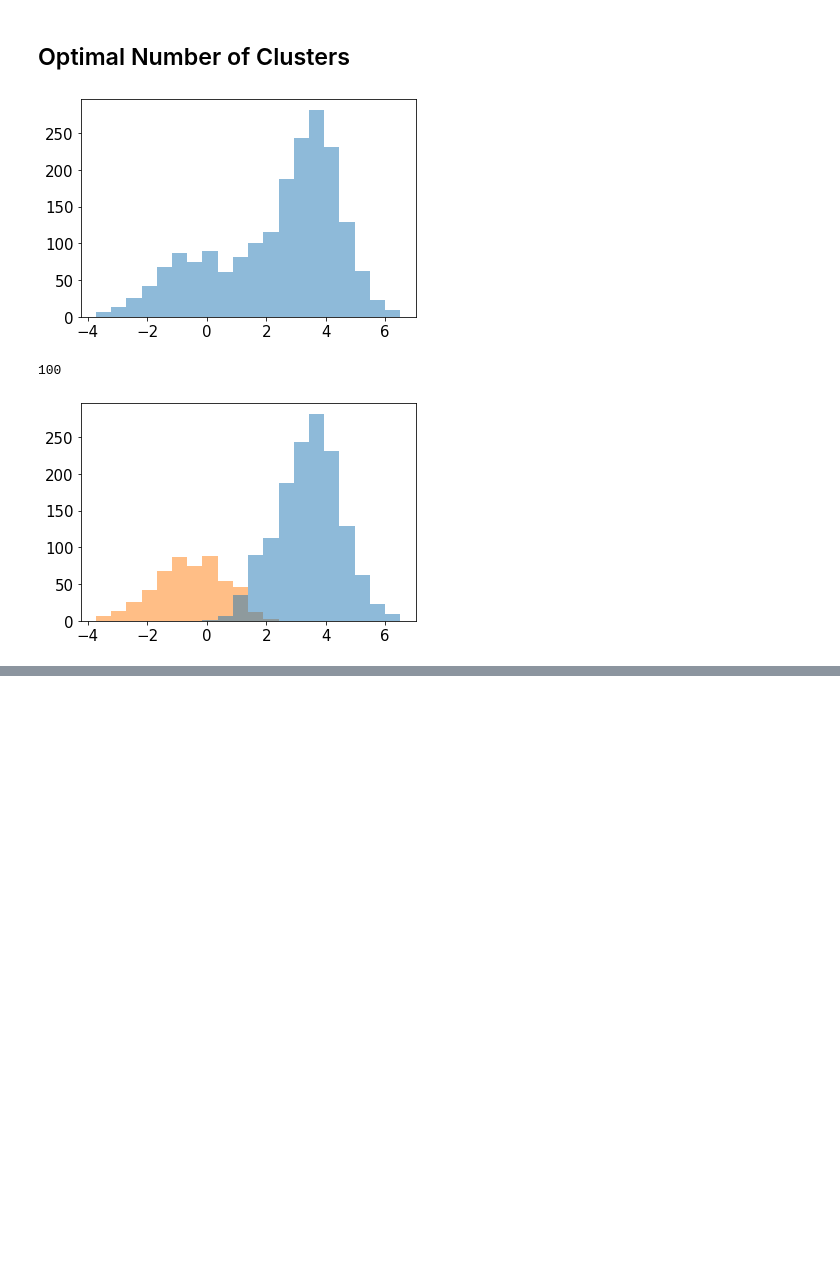
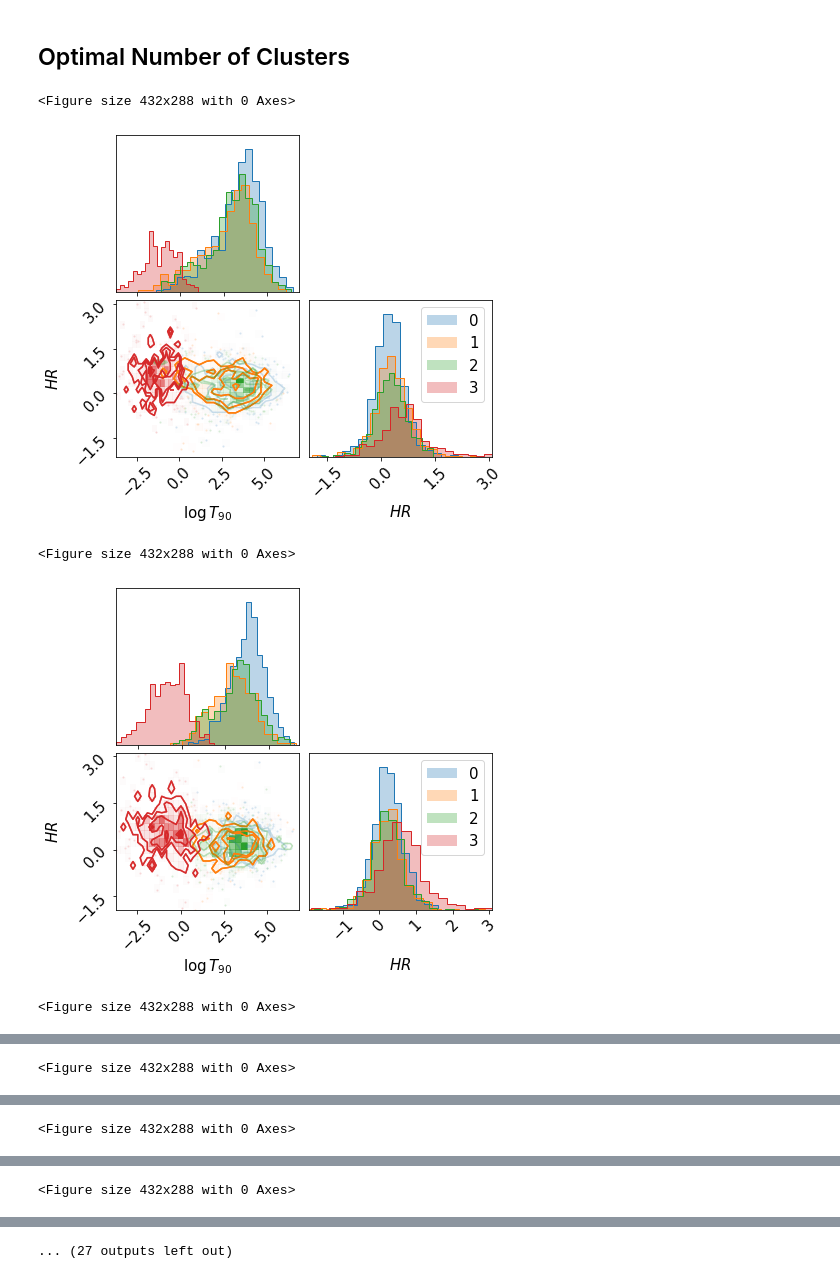
Before and after one commit to fdesanti/nested_sampling, a Jupyter notebook: gibbs_sampling.ipynb, the cells around one changed output, grey strips where cells are left out. Cells and saved outputs as stored; diff of their text form; code cells hidden in the pictures; blank space fills up the shorter version.

Commit message:
updated gibbs

```diff
--- a/gibbs_sampling.ipynb
+++ b/gibbs_sampling.ipynb
@@ -22,6 +26,11 @@ data_file = os.path.join(work_dir, 'data/GRB_data.txt')
 #retrieve data
 data = np.genfromtxt(data_file)
 logT90, dlogT90, HR = data.T
+# %%
+data = np.array([logT90, HR]).T
+np.mean(data, axis = 0), np.mean(logT90), np.mean(HR)
+
+df_data = pd.DataFrame.from_dict({'logT90':logT90, 'HR':HR})
 # %% [markdown]
 ### plot corner
 # %%
@@ -83,19 +92,27 @@ def log_predictive_likelihood(data_id, cluster_id, state):
     http://www.cs.ubc.ca/~murphyk/Papers/bayesGauss.pdf
     """
     ss = state['suffstats'][cluster_id]
+
     hp_mean = state['hyperparameters_']['mean']
+
     hp_var = state['hyperparameters_']['variance']
     param_var = state['cluster_variance_']
     x = state['data_'][data_id]
-    return _log_predictive_likelihood(ss, hp_mean, hp_var, param_var, x)
+    #print('vars', hp_var, param_var)
+    log = _log_predictive_likelihood(ss, hp_mean, hp_var, param_var, x)
+    #print('log', log)
+    return log
 
 
 def _log_predictive_likelihood(ss, hp_mean, hp_var, param_var, x):
-    posterior_sigma2 = 1 / (ss.N * 1. / param_var + 1. / hp_var)
-    predictive_mu = posterior_sigma2 * (hp_mean * 1. / hp_var + ss.N * ss.theta * 1. / param_var)
+    posterior_sigma2 = 1 / (ss.N * 1. / param_var + 1. / det(hp_var))
+    predictive_mu = posterior_sigma2 * (hp_mean * 1. / det(hp_var) + ss.N * ss.theta * 1. / param_var)
     predictive_sigma2 = param_var + posterior_sigma2
     predictive_sd = np.sqrt(predictive_sigma2)
-    return stats.norm(predictive_mu, predictive_sd).logpdf(x)
+
+    #print('predictive_mu', predictive_mu)
+
+    return stats.multivariate_normal(predictive_mu, predictive_sd).logpdf(x)
 
 
 def log_cluster_assign_score(cluster_id, state):
@@ -160,0 +225,8 @@ plot_clusters(state)
+# %%
+n_clusters = 3
+state = initial_state(num_clusters = n_clusters, cluster_variance = 1)
+for iteration in tqdm(range(1)):
+    gibbs_step(state)
+    clusters_df = plot_clusters(state)
+    #plt.savefig('gibbs_results/'+str(n_clusters)+'_clusters/clusters_'+str(iteration)+'.jpg', dpi=200)
+    plt.show()
@@ -242,21 +317,25 @@ def gibbs_step_dp(state):
         state['assignment'][data_id] = cid
         state['suffstats'][cid] = add_datapoint_to_suffstats(state['data_'][data_id], state['suffstats'][cid])
 # %%
-state = initial_state(num_clusters=1, alpha=.01)
-plot_clusters(state)
+state = initial_state(num_clusters=3, alpha=.1, cluster_variance=1)
+#plot_clusters(state)
-# %% [output]
-[figure, removed]
 # %%
 step = 0
-for _ in tqdm(range(100)):
+for iteration in tqdm(range(100)):
     try:
         gibbs_step_dp(state)
         step+=1
+        plot_clusters(state)
+        #plt.savefig('gibbs_results/optimal_clusters/clusters_'+str(iteration)+'.jpg', dpi=200)
+        plt.show()
     except:
         pass
 
 plot_clusters(state)
 step
 # %% [output]
-100
+<Figure size 432x288 with 0 Axes>
-[figure, old version]
+[figure, new version]
+<Figure size 432x288 with 0 Axes>
+[figure, added]
+<Figure size 432x288 with 0 Axes>
@@ -262,0 +343 @@ step
+<Figure size 432x288 with 0 Axes>
@@ -262,0 +345 @@ step
+<Figure size 432x288 with 0 Axes>
@@ -262,0 +347 @@ step
+<Figure size 432x288 with 0 Axes>
@@ -262,0 +349 @@ step
+... (27 outputs left out)
```
Also changed, not shown: parts of 8 cells of this notebook, 1 other file.
